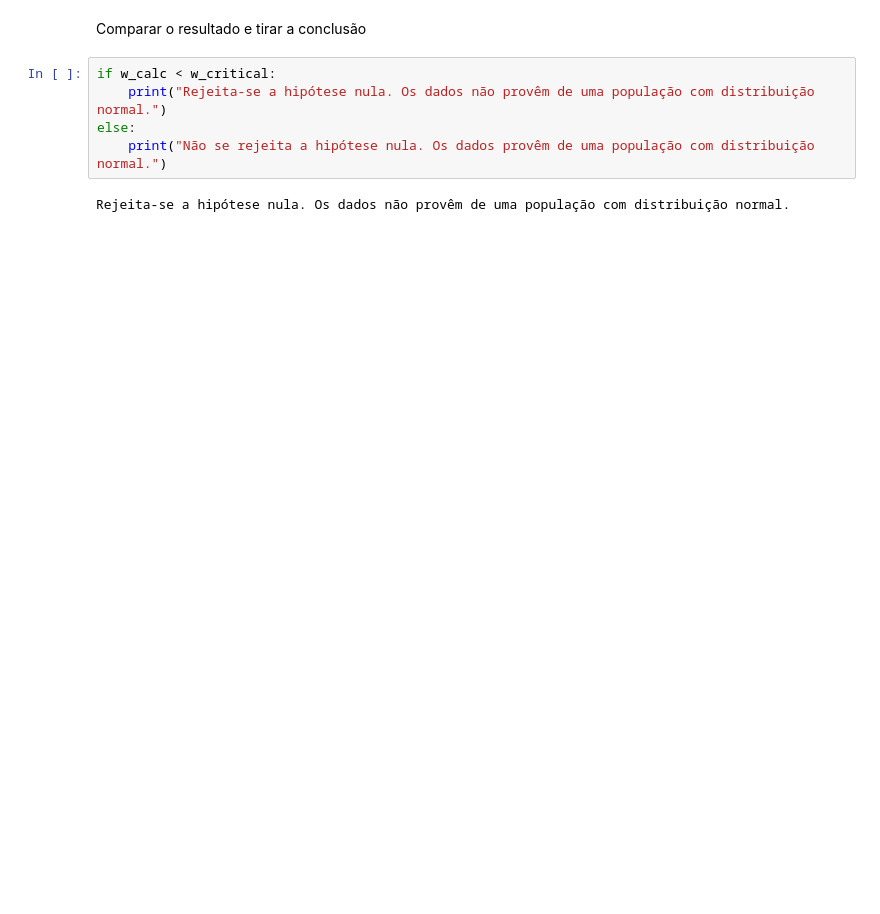
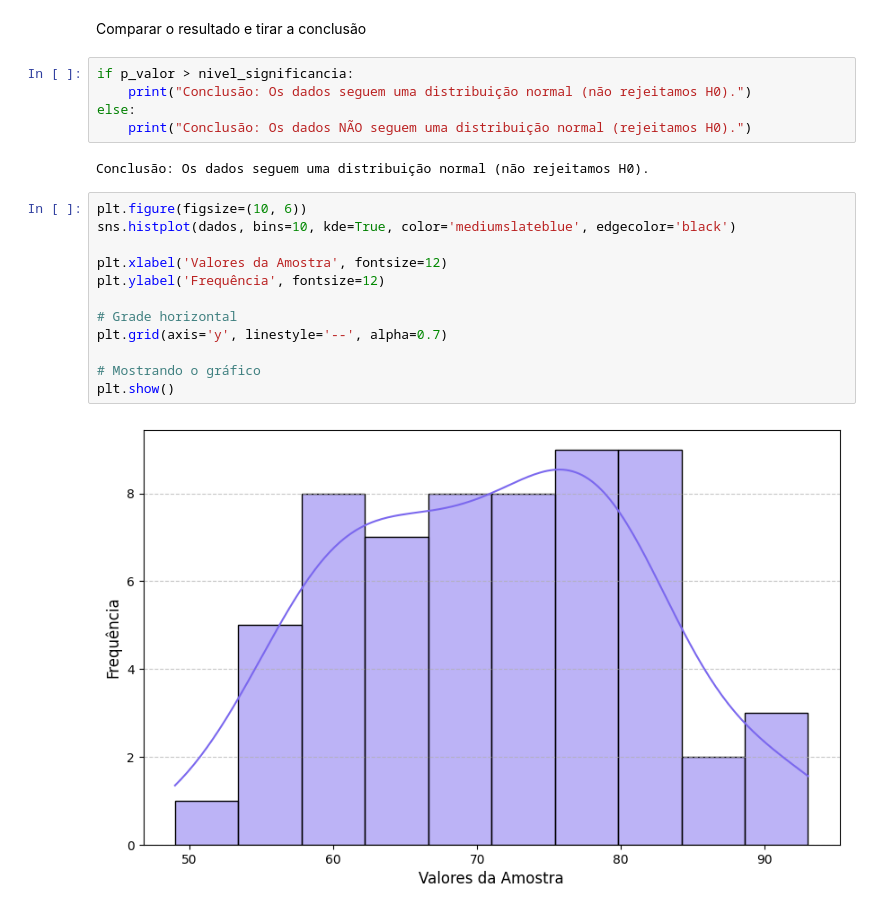
Before and after one commit to carlimmsantos/INFERENCIA_ESTATISTICA, a Jupyter notebook: Teste de Normalidade/Teste_ShapiroFrancia.ipynb, the cells around one changed output. Saved outputs shown, nothing was run; the diff lists cells and outputs as text; blank space fills up the shorter version.

```diff
--- a/Teste de Normalidade/Teste_ShapiroFrancia.ipynb
+++ b/Teste de Normalidade/Teste_ShapiroFrancia.ipynb
@@ -31,9 +89,23 @@ w_critical = scipy.stats.shapiro(dados)[0]
 # %% [markdown]
 Comparar o resultado e tirar a conclusão
 # %%
-if w_calc < w_critical:
-    print("Rejeita-se a hipótese nula. Os dados não provêm de uma população com distribuição normal.")
+if p_valor > nivel_significancia:
+    print("Conclusão: Os dados seguem uma distribuição normal (não rejeitamos H0).")
 else:
-    print("Não se rejeita a hipótese nula. Os dados provêm de uma população com distribuição normal.")
+    print("Conclusão: Os dados NÃO seguem uma distribuição normal (rejeitamos H0).")
 # %% [output]
-Rejeita-se a hipótese nula. Os dados não provêm de uma população com distribuição normal.
+Conclusão: Os dados seguem uma distribuição normal (não rejeitamos H0).
+# %%
+plt.figure(figsize=(10, 6))
+sns.histplot(dados, bins=10, kde=True, color='mediumslateblue', edgecolor='black')
+
+plt.xlabel('Valores da Amostra', fontsize=12)
+plt.ylabel('Frequência', fontsize=12)
+
+# Grade horizontal
+plt.grid(axis='y', linestyle='--', alpha=0.7)
+
+# Mostrando o gráfico
+plt.show()
+# %% [output]
+[figure, added]
```
Also changed, not shown: parts of 10 cells of this notebook, 5 other files.
